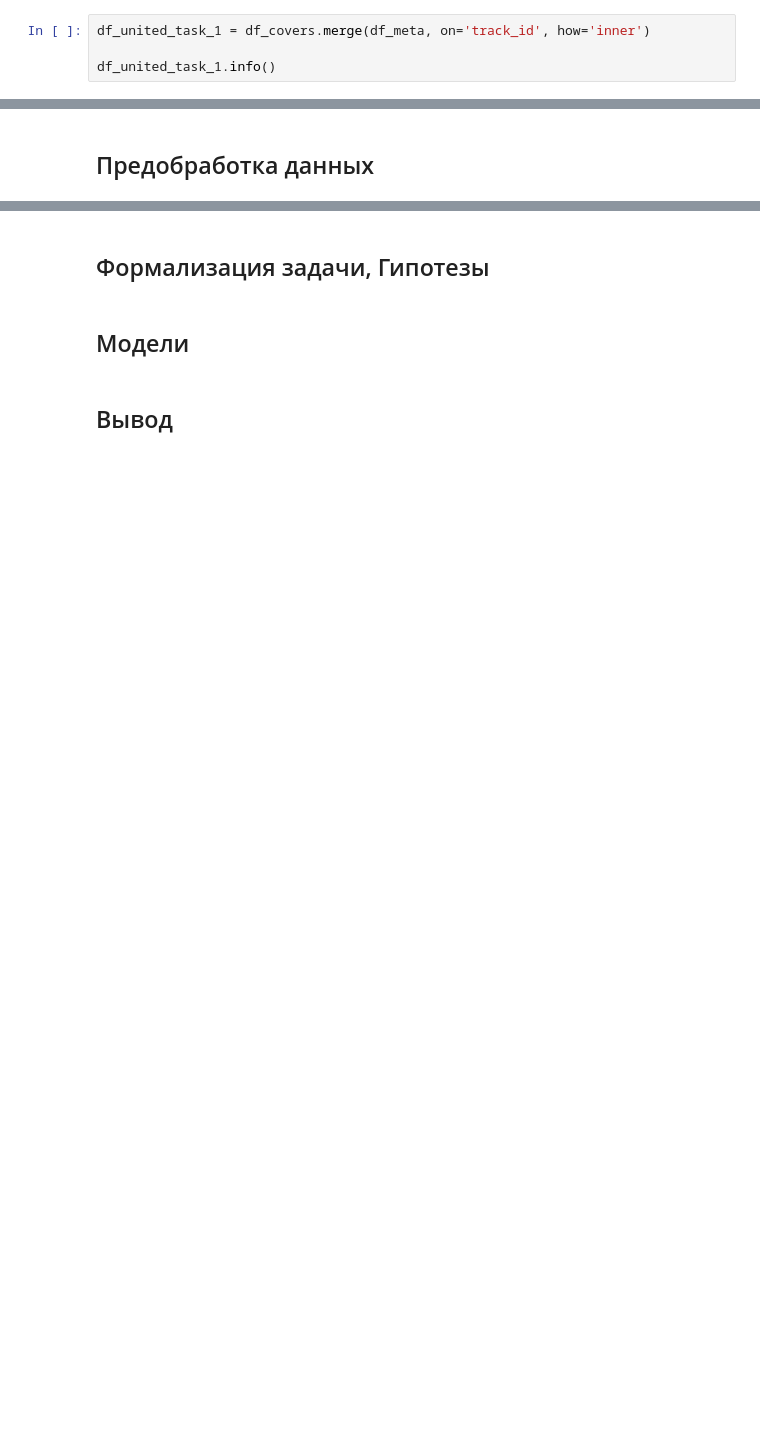
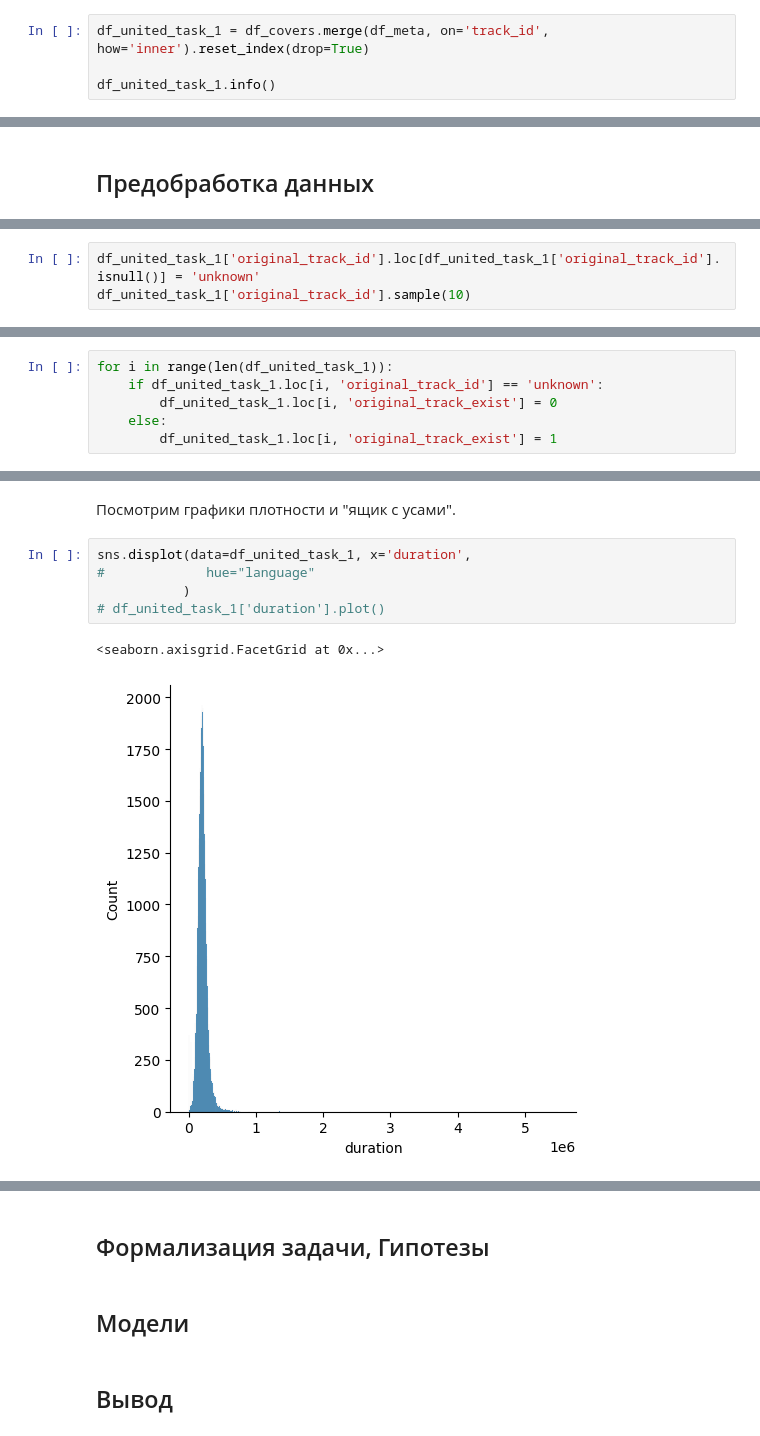
Before and after one commit to Musical-Detectives-Team/hakaton_yandex_music, a Jupyter notebook: hakaton_music_md_pre.ipynb, the cells around one changed output, grey strips where cells are left out. Saved outputs shown, nothing was run; the diff lists cells and outputs as text; blank space fills up the shorter version.

Commit message:
Добавить препроцессинг для title(длины названий), isrc, duration

```diff
--- a/hakaton_music_md_pre.ipynb
+++ b/hakaton_music_md_pre.ipynb
@@ -243,7 +243,7 @@ df_meta.head()
 # %% [markdown]
 Объединим `df_covers`, `df_meta` датафреймы в один датафрейм по приципу, что `track_id` есть во всех датафреймах.
 # %%
-df_united_task_1 = df_covers.merge(df_meta, on='track_id', how='inner')
+df_united_task_1 = df_covers.merge(df_meta, on='track_id', how='inner').reset_index(drop=True)
 
 df_united_task_1.info()
 # %% [output]
@@ -321,0 +328,3 @@ profile_df_united_task_1.to_notebook_iframe()
+# %%
+df_united_task_1['original_track_id'].loc[df_united_task_1['original_track_id'].isnull()] = 'unknown'
+df_united_task_1['original_track_id'].sample(10)
@@ -321,0 +345,6 @@ profile_df_united_task_1.to_notebook_iframe()
+# %%
+for i in range(len(df_united_task_1)):
+    if df_united_task_1.loc[i, 'original_track_id'] == 'unknown':
+        df_united_task_1.loc[i, 'original_track_exist'] = 0
+    else:
+        df_united_task_1.loc[i, 'original_track_exist'] = 1
@@ -321,0 +383,10 @@ profile_df_united_task_1.to_notebook_iframe()
+# %% [markdown]
+Посмотрим графики плотности и "ящик с усами".
+# %%
+sns.displot(data=df_united_task_1, x='duration',
+#             hue="language"
+           )
+# df_united_task_1['duration'].plot()
+# %% [output]
+<seaborn.axisgrid.FacetGrid at 0x...>
+[figure, added]
```
Also changed, not shown: parts of 128 cells of this notebook.
